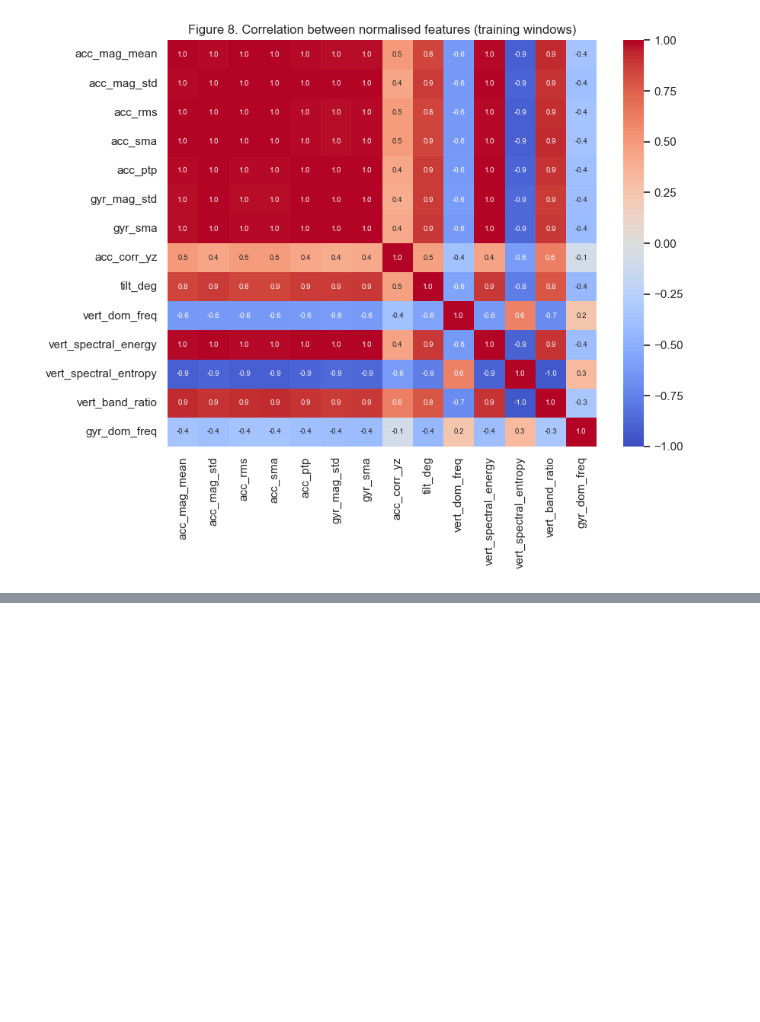
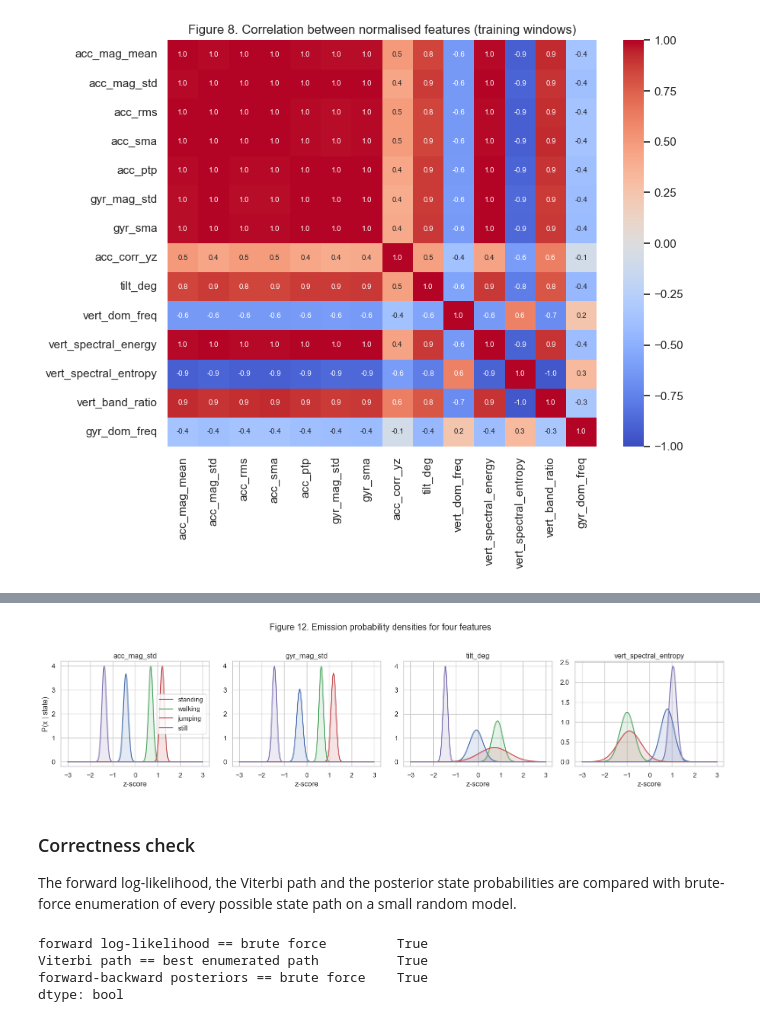
Before and after one commit to mukunzindahiro-max/hmm-activity-recognition, a Jupyter notebook: har_hmm.ipynb, the cells around one changed output, grey strips where cells are left out. Drawn from its saved outputs; the diff is of its cells as text; code cells hidden in the pictures; blank space fills up the shorter version.

```diff
--- a/har_hmm.ipynb
+++ b/har_hmm.ipynb
@@ -342,0 +453,61 @@ plt.show()
+# %%
+from scipy.stats import norm
+
+show = ["acc_mag_std", "gyr_mag_std", "tilt_deg", "vert_spectral_entropy"]
+fig, axes = plt.subplots(1, len(show), figsize=(16, 3.8))
+grid = np.linspace(-3, 3, 400)
+for ax, feat in zip(axes, show):
+    j = ft.FEATURE_NAMES.index(feat)
+    for k, activity in enumerate(ACTIVITIES):
+        ax.plot(grid, norm.pdf(grid, hmm.means_[k, j], np.sqrt(hmm.covars_[k, j])),
+                color=COLORS[activity], label=activity)
+        ax.fill_between(grid, norm.pdf(grid, hmm.means_[k, j], np.sqrt(hmm.covars_[k, j])),
+                        color=COLORS[activity], alpha=0.15)
+    ax.set_title(feat)
+    ax.set_xlabel("z-score")
+axes[0].set_ylabel("P(x | state)")
+axes[0].legend()
+fig.suptitle("Figure 12. Emission probability densities for four features", y=1.03)
+fig.tight_layout()
+fig.savefig(PLOTS / "emission_densities.png", dpi=150, bbox_inches="tight")
+plt.show()
+# %% [output]
+[figure, added]
+# %% [markdown]
+### Correctness check
+
+The forward log-likelihood, the Viterbi path and the posterior state probabilities are compared with brute-force enumeration of every possible state path on a small random model.
+# %%
+import itertools
+from src.hmm import logsumexp
+
+rng = np.random.default_rng(1)
+toy = GaussianHMM(["a", "b", "c"], covariance_type="diag")
+toy.startprob_ = rng.dirichlet(np.ones(3))
+toy.transmat_ = rng.dirichlet(np.ones(3), size=3)
+toy.means_ = rng.normal(size=(3, 2))
+toy.covars_ = np.array([[0.5, 0.5], [1.0, 1.0], [2.0, 2.0]])
+X_toy = rng.normal(size=(6, 2))
+
+log_b = toy._log_emission(X_toy)
+paths = list(itertools.product(range(3), repeat=len(X_toy)))
+path_scores = np.array([
+    np.log(toy.startprob_[p[0]]) + log_b[0, p[0]]
+    + sum(np.log(toy.transmat_[p[t - 1], p[t]]) + log_b[t, p[t]] for t in range(1, len(p)))
+    for p in paths])
+
+best = [toy.states[i] for i in paths[np.argmax(path_scores)]]
+posterior = np.zeros((len(X_toy), 3))
+for p, w in zip(paths, np.exp(path_scores - logsumexp(path_scores))):
+    posterior[np.arange(len(p)), list(p)] += w
+
+pd.Series({
+    "forward log-likelihood == brute force": np.isclose(toy.score([X_toy]), logsumexp(path_scores)),
+    "Viterbi path == best enumerated path": list(toy.predict(X_toy)) == best,
+    "forward-backward posteriors == brute force": np.allclose(toy.predict_proba(X_toy), posterior),
+})
+# %% [output]
+forward log-likelihood == brute force         True
+Viterbi path == best enumerated path          True
+forward-backward posteriors == brute force    True
+dtype: bool
```
Also changed, not shown: parts of 7 cells of this notebook, 8 other files.
